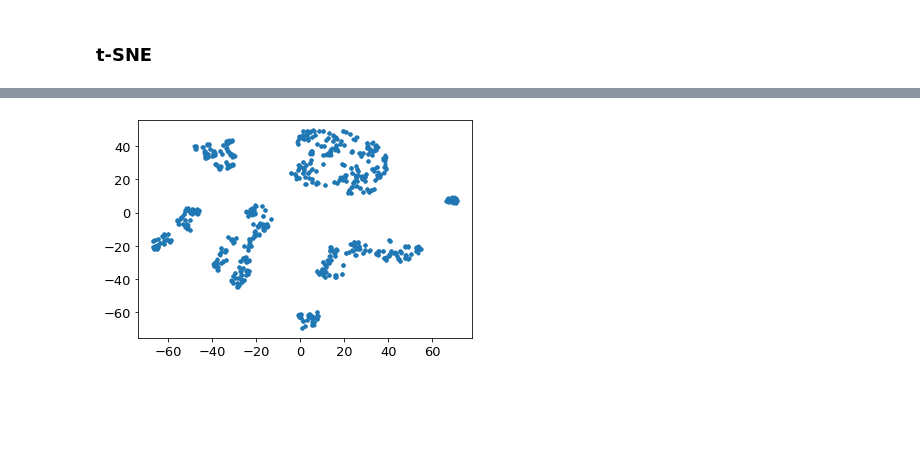
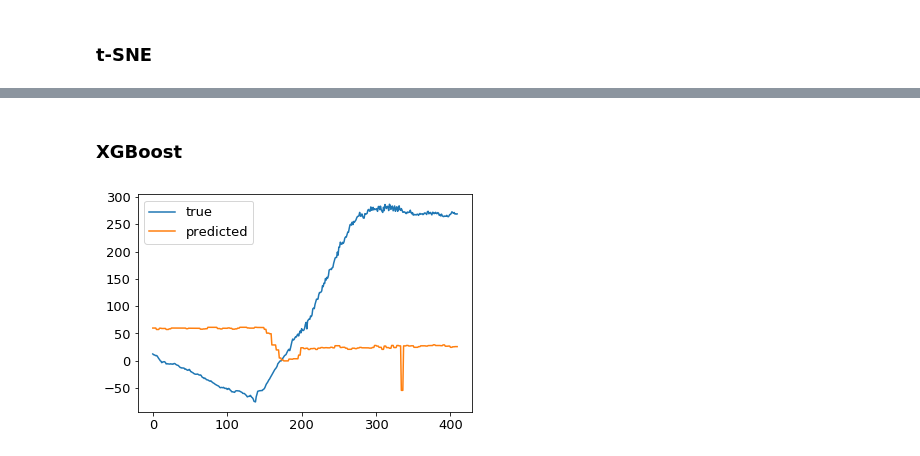
Before and after one commit to svejlgaard/finalproject, a Jupyter notebook: Visualization.ipynb, the cells around one changed output, grey strips where cells are left out. Drawn from its saved outputs; the diff is of its cells as text; code cells hidden in the pictures; blank space fills up the shorter version.

```diff
--- a/Visualization.ipynb
+++ b/Visualization.ipynb
@@ -27,10 +29,15 @@ plt.show()
 fig = plt.figure(figsize=(12,14))
 for i in range( data_dict[keys[0]].shape[1] ):
     plt.subplot(6,5,i+1)
-    plt.hist([data_dict[keys[0]][:,i], data_dict[keys[1]][:,i], data_dict[keys[2]][:,i], data_dict[keys[3]][:,i]],
-             histtype='barstacked', align='left')
+    if i == 0:
+        plt.hist([data_dict[keys[0]][:,i], data_dict[keys[1]][:,i], data_dict[keys[2]][:,i], data_dict[keys[3]][:,i]],
+                 histtype='barstacked', align='left', bins=20)
+    else:
+        plt.hist([data_dict[keys[0]][:,i], data_dict[keys[1]][:,i], data_dict[keys[2]][:,i], data_dict[keys[3]][:,i]],
+                 histtype='barstacked', align='left')
 plt.tight_layout()
 plt.show()
 
-fig.savefig("figs/features_hist.pdf")
+if save:
+    fig.savefig("figs/features_hist.pdf")
 # %% [output]
@@ -38,5 +45,10 @@ fig.savefig("figs/features_hist.pdf")
 # %% [markdown]
 ### t-SNE
+# %%
+def remove_nan(X, y):
+    remove = np.isnan(X)[:,0]
+    remove1 = [i for i in range(len(remove)) if remove[i]==False]
+    return X[remove1,:], y[remove1]
 # %%
 from sklearn.manifold import TSNE
 # Collect all data in a single array
@@ -58,6 +79,34 @@ tsne_data = tsne.fit_transform(X)
+# %% [markdown]
+### XGBoost
+# %%
+# Sort out the data in train and test
+data_train = data_dict[keys[0]]
+data_train = np.append(data_train, data_dict[keys[1]], axis=0)
+data_train = np.append(data_train, data_dict[keys[2]], axis=0)
+
+data_test = data_dict[keys[3]]
+
+X_train = data_train[:,3:]
+y_train = data_train[:,1]
+X_test = data_test[:,3:]
+y_test = data_test[:,1]
+
+X_train, y_train = remove_nan(X_train, y_train)
+X_test, y_test = remove_nan(X_test, y_test)
+# %%
+import xgboost as xgb
+
+model = xgb.XGBRegressor()
+eval_set = [(X_train, y_train), (X_test, y_test)]
+model.fit(X_train, y_train, eval_set=eval_set, verbose=False)
+
+# make predictions for test data
+y_pred = model.predict(X_test)
 # %%
 plt.figure()
-plt.plot(tsne_data[:,0], tsne_data[:,1],'.')
+plt.plot(y_test, label="true")
+plt.plot(y_pred,label="predicted")
+plt.legend()
 plt.show()
 # %% [output]
-[figure, old version]
+[figure, new version]
```
Also changed, not shown: parts of 12 cells of this notebook, 1 other file.
